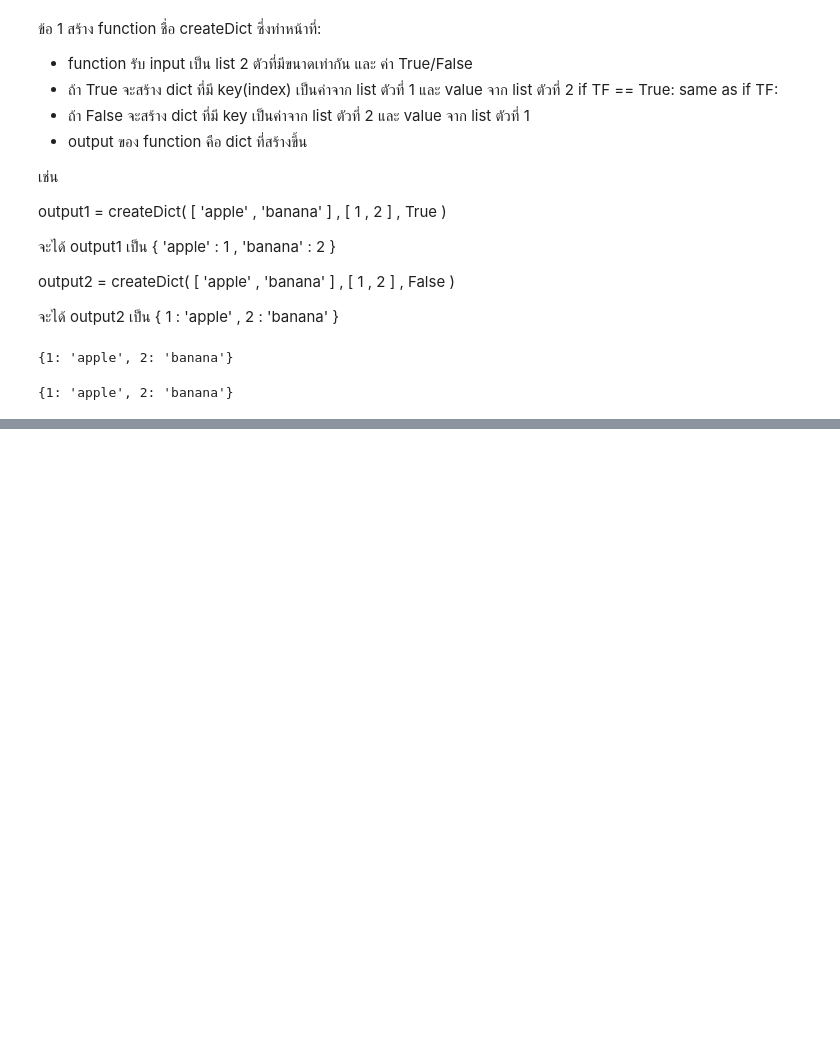
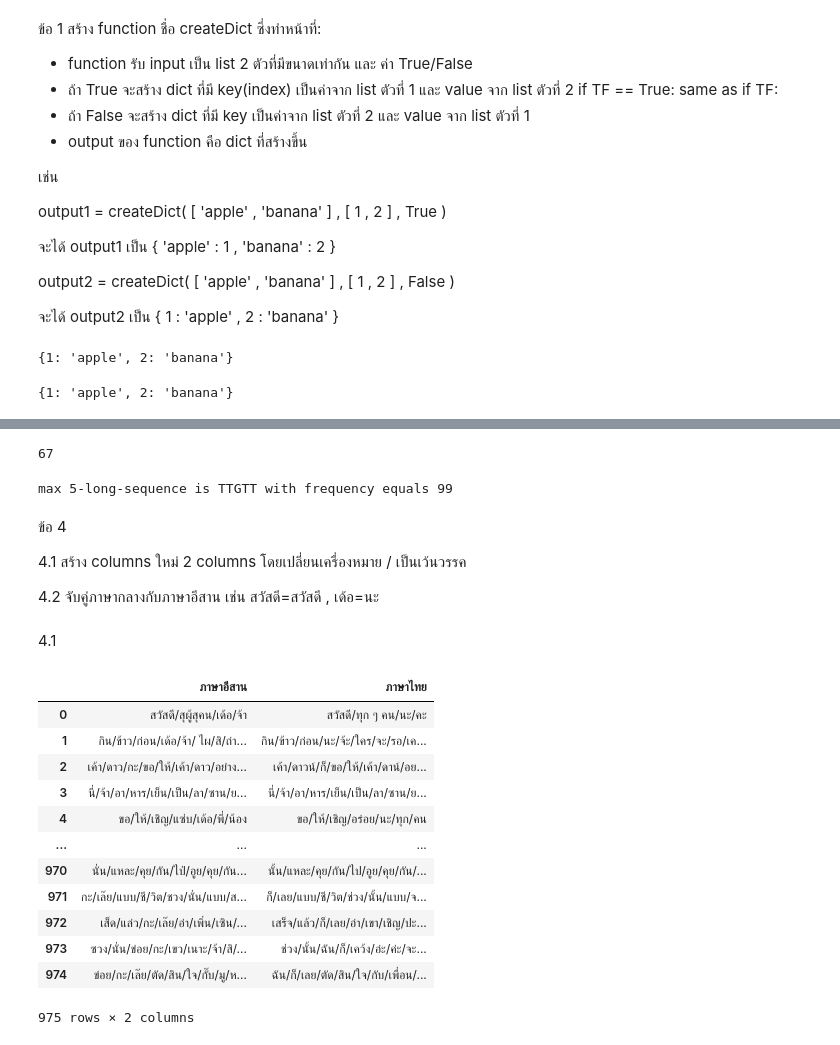
Before and after one commit to Nitagustd/python_dataviz, a Jupyter notebook: Pre mid.ipynb, the cells around one changed output, grey strips where cells are left out. Drawn from its saved outputs; the diff is of its cells as text; code cells hidden in the pictures; blank space fills up the shorter version.

```diff
--- a/Pre mid.ipynb
+++ b/Pre mid.ipynb
@@ -53,0 +128,22 @@ def genPassword(lenp,nump)
+# %%
+dict_5char['TGGTA']
+# %% [output]
+67
+# %%
+maxValue = -100
+maxKey = None
+for k in dict_5char.keys():
+    if dict_5char[k] > maxValue:
+        maxValue = dict_5char[k]
+        maxKey = k
+print(f'max 5-long-sequence is {maxKey} with frequency equals {maxValue}')
+# %% [output]
+max 5-long-sequence is TTGTT with frequency equals 99
+# %% [markdown]
+ข้อ 4
+
+4.1 สร้าง columns ใหม่ 2 columns โดยเปลี่ยนเครื่องหมาย / เป็นเว้นวรรค
+
+4.2 จับคู่ภาษากลางกับภาษาอีสาน เช่น สวัสดี=สวัสดี , เด้อ=นะ
+# %% [markdown]
+4.1
@@ -53,0 +156,16 @@ def genPassword(lenp,nump)
+# %%
+Data
+# %% [output]
+|  | ภาษาอีสาน | ภาษาไทย |
+| 0 | สวัสดี/สุผู้สุคน/เด้อ/จ้า | สวัสดี/ทุก ๆ คน/นะ/คะ |
+| 1 | กิน/ข้าว/ก่อน/เด้อ/จ้า/ ไผ/สิ/ถ่า... | กิน/ข้าว/ก่อน/นะ/จ้ะ/ใคร/จะ/รอ/เค... |
+| 2 | เค้า/ดาว/กะ/ขอ/ให้/เค้า/ดาว/อย่าง... | เค้า/ดาวน์/ก็/ขอ/ให้/เค้า/ดาน์/อย... |
+| 3 | นี่/จ้า/อา/หาร/เย็น/เป็น/ลา/ซาน/ย... | นี่/จ้า/อา/หาร/เย็น/เป็น/ลา/ซาน/ย... |
+| 4 | ขอ/ให้/เชิญ/แซ่บ/เด้อ/พี่/น้อง | ขอ/ให้/เชิญ/อร่อย/นะ/ทุก/คน |
+| ... | ... | ... |
+| 970 | นั่น/แหละ/คุย/กัน/ไป่/อูย/คุย/กัน... | นั้น/แหละ/คุย/กัน/ไป/อูย/คุย/กัน/... |
+| 971 | กะ/เล๊ย/แบบ/ชี/วิต/ชวง/นั่น/แบบ/ส... | ก็/เลย/แบบ/ชี/วิต/ช่วง/นั้น/แบบ/จ... |
+| 972 | เส็ด/แล่ว/กะ/เล๊ย/อ่า/เพิ่น/เซิน/... | เสร็จ/แล้ว/ก็/เลย/อ่า/เขา/เชิญ/ปะ... |
+| 973 | ซวง/นั่น/ข่อย/กะ/เขว/เนาะ/จ้า/สิ/... | ช่วง/นั้น/ฉัน/ก็/เคว้ง/อ่ะ/ค่ะ/จะ... |
+| 974 | ข่อย/กะ/เล๊ย/ตัด/สิน/ใจ/กั๊บ/มู/ห... | ฉัน/ก็/เลย/ตัด/สิน/ใจ/กับ/เพื่อน/... |
+975 rows × 2 columns
```
Also changed, not shown: parts of 25 cells of this notebook, 1 other file.
